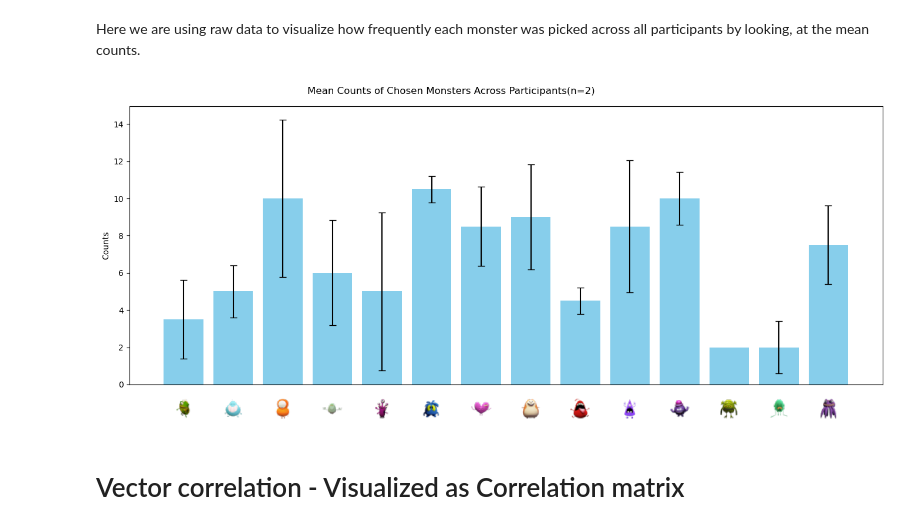
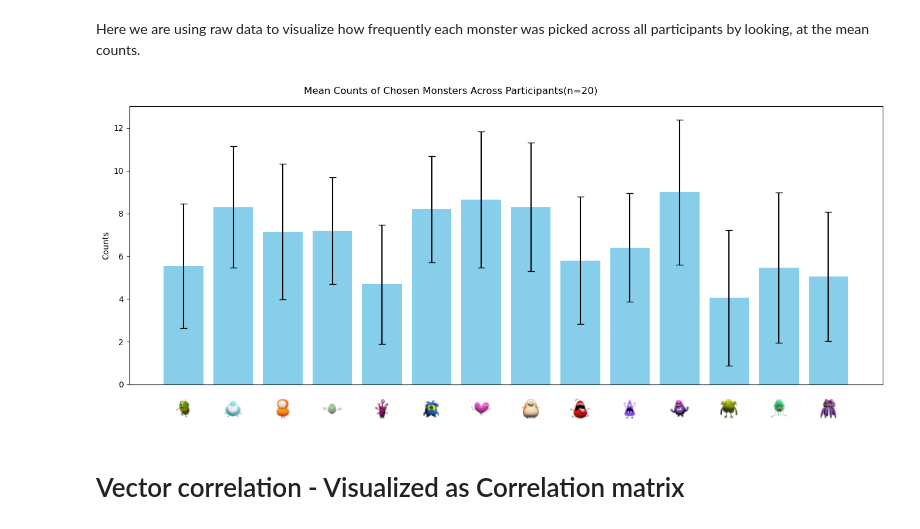
Before and after one commit to Christumas/Cognitive_Maps_Monsters_DataAnalysisCode, a Jupyter notebook: Plots.ipynb, the cells around one changed output. Drawn from its saved outputs; the diff is of its cells as text; code cells hidden in the pictures.

```diff
--- a/Plots.ipynb
+++ b/Plots.ipynb
@@ -137,13 +137,13 @@ plt.tight_layout(pad=1.3)
 imagesPath = 'C:\Master Biosciences\Hiwi Job Heidelberg\monsters'
 imagesList = [image for image in os.listdir(imagesPath) if image.endswith('.png')]
 
-folder = os.listdir('Prolific_Results')
+folder = os.listdir('Participant_Data_Raw')
 n_participants = len(folder)
 
 combined_df = pd.DataFrame([])
 
 for index, file_name in enumerate(folder):
-    data = pd.read_csv(f'Prolific_Results/{file_name}')
+    data = pd.read_csv(f'Participant_Data_Raw/{file_name}')
 
     colstodrop = ['stimulus', 'url','success','plugin_version','view_history','sort_criteria', 'init_locations',
                   'final_locations', 'question_order','moves']
@@ -156,7 +156,7 @@ for index, file_name in enumerate(folder):
     #create a new column which will store the monster chosen by participant
     insert_position = firstBlock.columns.get_loc('rightstim') + 1 #i want the chosen monster column to be inserted after the rightstim column
     firstBlock.insert(insert_position, 'Monster_Picked', 0) #named it to Monster_Picked to avoid confusion with the Chosen_Monster column with 1s and 0s
-    firstBlock.insert(index, 'Participant_ID', index + 1)
+    firstBlock.insert(1, 'Participant_ID', index + 1)
 
     #assign the value of the chosen monster based off the key press
     firstBlock.loc[firstBlock['response'] == "ArrowRight", 'Monster_Picked'] = firstBlock['rightstim']
@@ -173,31 +173,32 @@ monster_counts = combined_df.groupby(['Participant_ID','Monster_Picked']).size()
 #get the means and std for the monsters
 aggregated_data = monster_counts.groupby(['Monster_Picked'])['Count'].agg(['mean','std','count']).reset_index()
 # %%
+figsize = (15,6)
 fig, axes = plt.subplots(figsize=figsize)
 axes.bar(aggregated_data['Monster_Picked'], aggregated_data['mean'], yerr=aggregated_data['std'], capsize=4, color='skyblue')
 axes.set_xticks([])
 for j, image_path in enumerate(imagesList):
         ##logic
         #load image
         #get thumbnail from image object
         #create a numpy array for using np.asarray as OffsetImage works with numpy arrays
         #create an OffsetImage object (this makes it possible to move the thumbnail to wherever we want) == thumbnail
         #use Annotationbox to place it at (j,0) and then offset it by -30 pts so they appear below the xaxis
 
         image = Image.open(f"../monsters/{image_path}")
         image.thumbnail((25,25))
         array_image = np.asarray(image)
         thumbnail = OffsetImage(array_image, zoom=1)
         xtick_image = AnnotationBbox(thumbnail, (j,0), xybox = (0,-30), frameon=False,
                                      xycoords=('data','axes fraction'), boxcoords="offset points", pad=0)
         axes.add_artist(xtick_image)
 
 
 fig.suptitle(f'Mean Counts of Chosen Monsters Across Participants(n={n_participants})')
 plt.ylabel('Counts')
 plt.tight_layout()
 # %% [output]
-[figure, old version]
+[figure, new version]
 # %% [markdown]
 <h1>Vector correlation - Visualized as Correlation matrix</h2>
 # %% [markdown]
```
Also changed, not shown: parts of 2 cells of this notebook, 1 other file.
